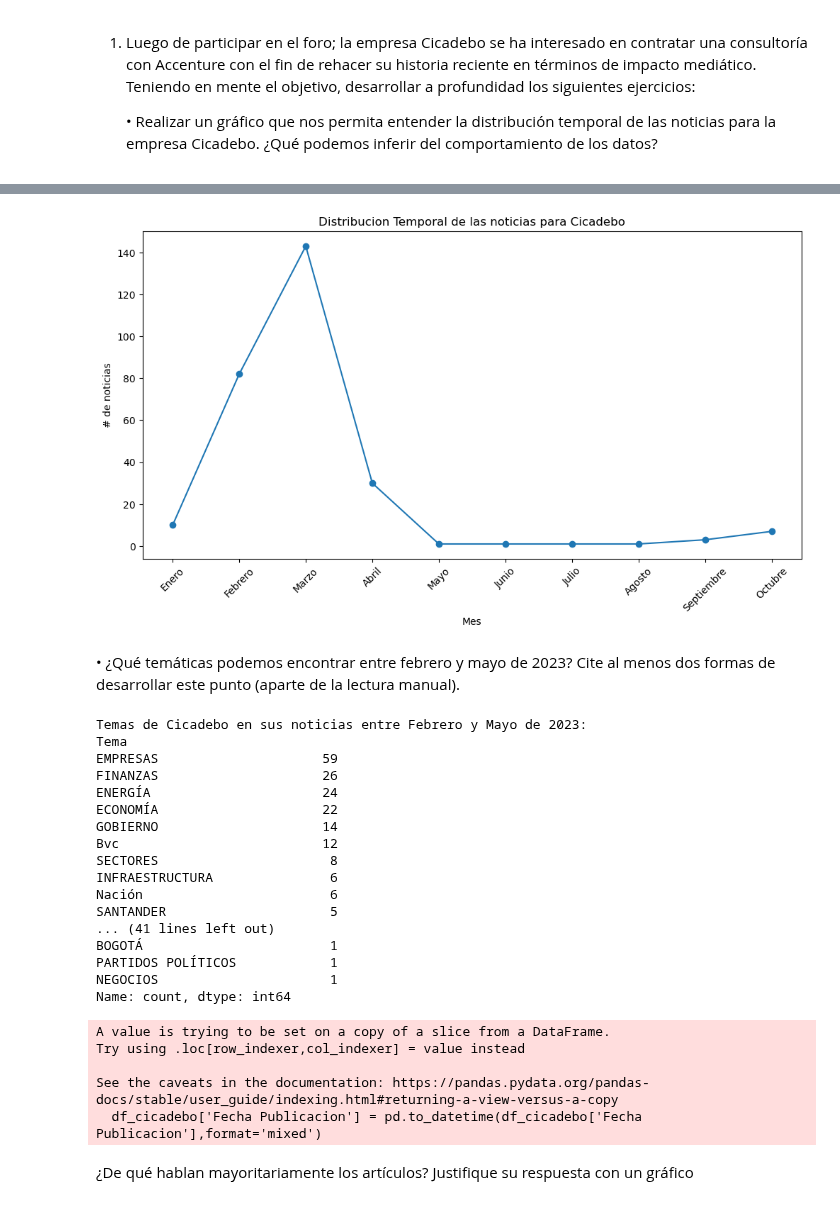
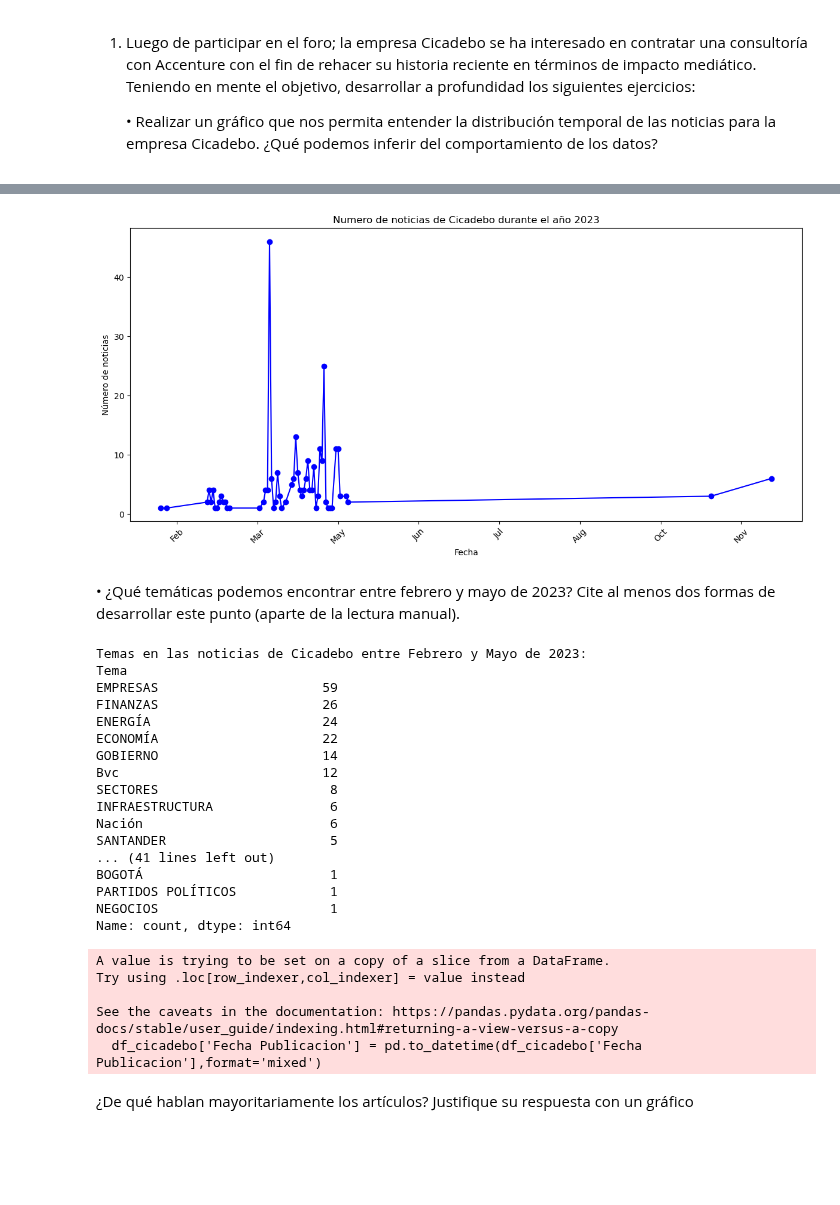
Before and after one commit to 0Ellias0/accenture_study_case, a Jupyter notebook: solution.ipynb, the cells around one changed output, grey strips where cells are left out. Cells and saved outputs as stored; diff of their text form; code cells hidden in the pictures; blank space fills up the shorter version.

```diff
--- a/solution.ipynb
+++ b/solution.ipynb
@@ -173,8 +191,11 @@ df_cicadebo = df[df['Empresa'] == 'Cicadebo']
 
 fechas = df_cicadebo['Fecha Publicacion'].reset_index(drop=True)
 # %%
-# convertir las fechas en un mismo formato  aa-mm-dd
+# convertir las fechas en un mismo formato  aa-mm-dd, eliminar datos sin fecha y ordenar
 
 df_fechas = pd.to_datetime(fechas,format='mixed')
+df_fechas = df_fechas.dropna()
+df_fechas = df_fechas.sort_values()
+df_fechas = df_fechas.reset_index(drop=True)
 df_fechas
 # %% [output]
@@ -213,0 +214,13 @@ noticia_mes.index = meses[:noticia_mes.shape[0]]
+# %%
+# Filtrar las noticias por año 2023
+df_fechas_2023 = df_fechas[df_fechas.dt.year == 2023]
+
+# Mostrar las fechas unicas y el numero de noticias por fecha
+
+fechas = pd.to_datetime(df_fechas_2023, format='%y.%m.%d')
+
+conteo_fechas = fechas.value_counts().sort_index(ascending=True)
+
+print("Cantidad de Fechas Únicas:", len(conteo_fechas))
+print("Fechas y Cantidad de Repeticiones:")
+print(conteo_fechas)
@@ -214,22 +245,28 @@ noticia_mes.index = meses[:noticia_mes.shape[0]]
 # %%
+# Graficar diagrama de series de tiempo - Numero de noticias de Cicadebo durante el 2023
+conteo_fechas = fechas.value_counts().sort_index()
 
+plt.figure(figsize=(12, 6))
+plt.plot(conteo_fechas.index, conteo_fechas.values, marker='o', linestyle='-', color='b')
+plt.xlabel('Fecha')
+plt.ylabel('Número de noticias')
+plt.title('Numero de noticias de Cicadebo durante el año 2023')
 
-plt.figure(figsize=(12,6))
-plt.plot(noticia_mes.index, noticia_mes.values, marker='o', linestyle='-')
-plt.xlabel('Mes')
-plt.ylabel('# de noticias')
-plt.title('Distribucion Temporal de las noticias para Cicadebo')
+months = mdates.MonthLocator()
+months_fmt = mdates.DateFormatter('%b')
+
+plt.gca().xaxis.set_major_locator(months)
+plt.gca().xaxis.set_major_formatter(months_fmt)
+plt.gca().xaxis.set_major_locator(MaxNLocator(integer=True))
 plt.xticks(rotation=45)
+plt.tight_layout()
 plt.show()
 # %% [output]
-[figure, old version]
+[figure, new version]
 # %% [markdown]
 • ¿Qué temáticas podemos encontrar entre febrero y mayo de 2023? Cite al menos dos formas de desarrollar este punto (aparte
 de la lectura manual).
 # %%
-# Metodo 1
-
-
 df_cicadebo = df[df['Empresa'] == 'Cicadebo']
 
 
@@ -240,16 +277,19 @@ df_cicadebo['Fecha Publicacion'] = pd.to_datetime(df_cicadebo['Fecha Publicacion
 fecha_inicio = pd.to_datetime('2023-02-01')
 fecha_fin = pd.to_datetime('2023-05-31')
 
-# Filtrar el Dataset con las noticias que este entre Febrero y Mayo de 2023
+# Filtrar el Dataset con las noticias que tenga fecha de publicacion entre Febrero y Mayo de 2023
 df_febrero_mayo = df_cicadebo[(df_cicadebo['Fecha Publicacion'] >= fecha_inicio) & (df_cicadebo['Fecha Publicacion'] <= fecha_fin)]
 
 #Conteo de temas entre el mes de Febrero y Mayo de 2023
 temas = df_febrero_mayo['Tema'].str.split(',').explode().str.strip().value_counts()
 
-print("Temas de Cicadebo en sus noticias entre Febrero y Mayo de 2023: ")
+print("Temas en las noticias de Cicadebo entre Febrero y Mayo de 2023: ")
 print(temas)
+
+
+#Aqui podemos observas las tematicas en las noticias entre Febrero y Mayo del
 # %% [output]
-Temas de Cicadebo en sus noticias entre Febrero y Mayo de 2023:
+Temas en las noticias de Cicadebo entre Febrero y Mayo de 2023:
 Tema
 EMPRESAS                     59
 FINANZAS                     26
```
Also changed, not shown: parts of 10 cells of this notebook.
